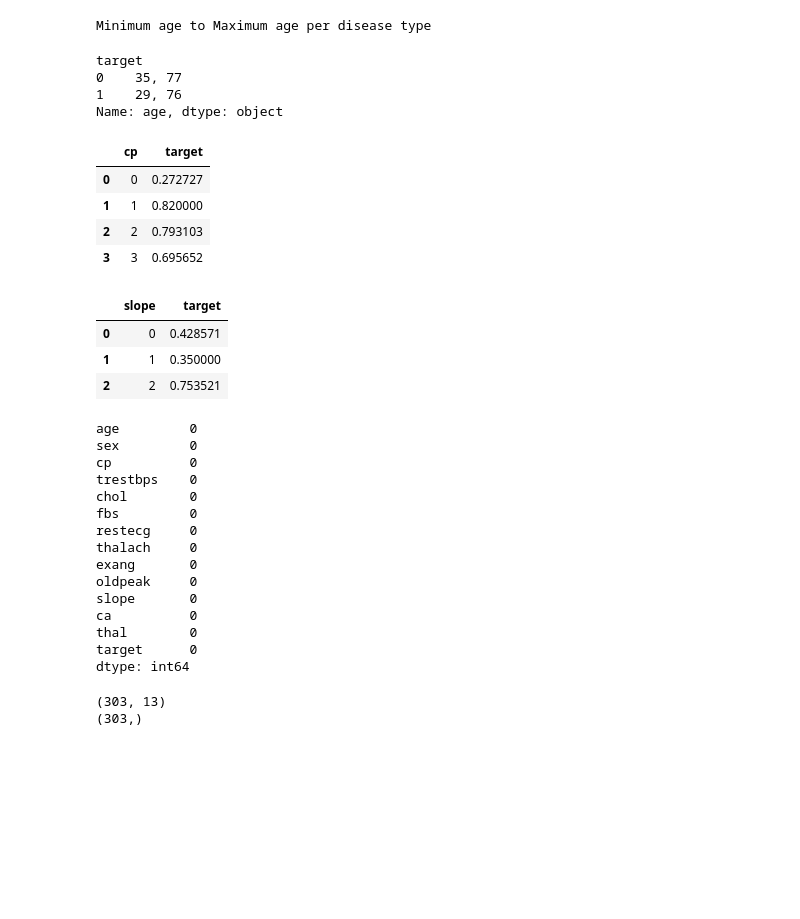
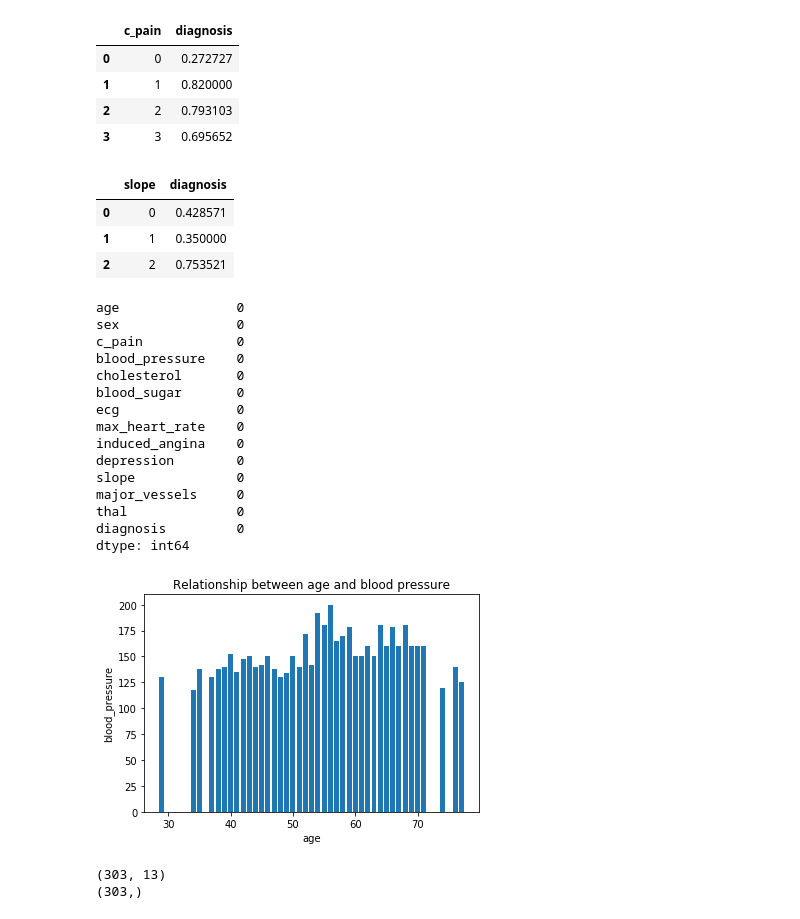
Before and after one commit to Vims29/Heart_Disease_Prediction, a Jupyter notebook: heart.ipynb, the cells around one changed output. Drawn from its saved outputs; the diff is of its cells as text; code cells hidden in the pictures; blank space fills up the shorter version.

```diff
--- a/heart.ipynb
+++ b/heart.ipynb
@@ -38,6 +41,12 @@ thal        303 non-null int64
 target      303 non-null int64
 dtypes: float64(1), int64(13)
 memory usage: 33.2 KB
+# %%
+heart.columns = ['age', 'sex', 'c_pain', 'blood_pressure', 'cholesterol', 'blood_sugar', 'ecg', 'max_heart_rate',
+       'induced_angina', 'depression', 'slope', 'major_vessels', 'thal', 'diagnosis']
+
+heart.columns
+heart.to_csv('heart_modified.csv')
 # %%
 heart.head()
 # %% [output]
@@ -61,25 +102,15 @@ ValueError: Could not interpret input 'target'
-# %%
-print ("Minimum age to Maximum age per disease type")
-
-heart.groupby(["target", ])["age"].min().astype(str) + ', ' +  heart.groupby(["target", ])["age"].max().astype(str)
-# %% [output]
-Minimum age to Maximum age per disease type
-target
-0    35, 77
-1    29, 76
-Name: age, dtype: object
 # %%
-heart.groupby('cp',as_index=False)['target'].mean()
+heart.groupby('c_pain',as_index=False)['diagnosis'].mean()
 # %% [output]
-|  | cp | target |
+|  | c_pain | diagnosis |
 | 0 | 0 | 0.272727 |
 | 1 | 1 | 0.820000 |
 | 2 | 2 | 0.793103 |
 | 3 | 3 | 0.695652 |
 # %%
-heart.groupby('slope',as_index=False)['target'].mean()
+heart.groupby('slope',as_index=False)['diagnosis'].mean()
 # %% [output]
-|  | slope | target |
+|  | slope | diagnosis |
 | 0 | 0 | 0.428571 |
 | 1 | 1 | 0.350000 |
 | 2 | 2 | 0.753521 |
@@ -87,21 +118,33 @@ heart.groupby('slope',as_index=False)['target'].mean()
 # checking columns for missing values, none found
 heart.isnull().sum()
 # %% [output]
-age         0
-sex         0
-cp          0
-trestbps    0
-chol        0
-fbs         0
-restecg     0
-thalach     0
-exang       0
-oldpeak     0
-slope       0
-ca          0
-thal        0
-target      0
+age               0
+sex               0
+c_pain            0
+blood_pressure    0
+cholesterol       0
+blood_sugar       0
+ecg               0
+max_heart_rate    0
+induced_angina    0
+depression        0
+slope             0
+major_vessels     0
+thal              0
+diagnosis         0
 dtype: int64
+# %%
+plt.xlabel("age")
+plt.ylabel("blood_pressure")
+
+# define title
+plt.title("Relationship between age and blood pressure")
+
+# plot
+plt.bar(heart['age'], heart['blood_pressure'])
+plt.show()
+# %% [output]
+[figure, added]
 # %%
 # Getting the target variable
 X, y = heart.iloc[:, :-1], heart.iloc[:, -1]
```
Also changed, not shown: parts of 55 cells of this notebook.
